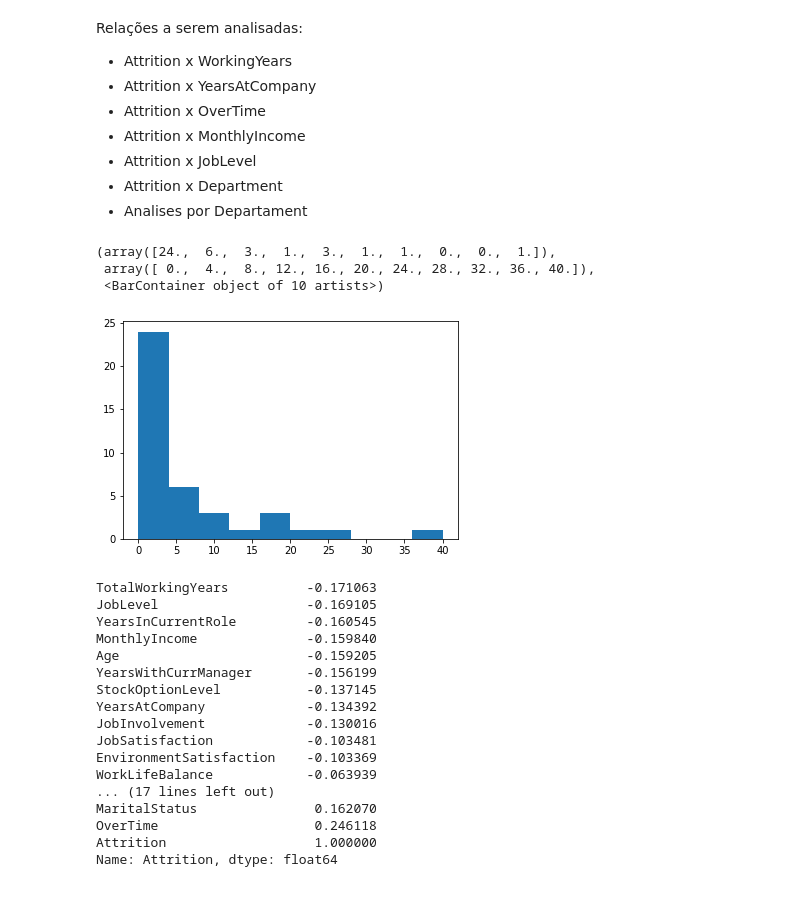
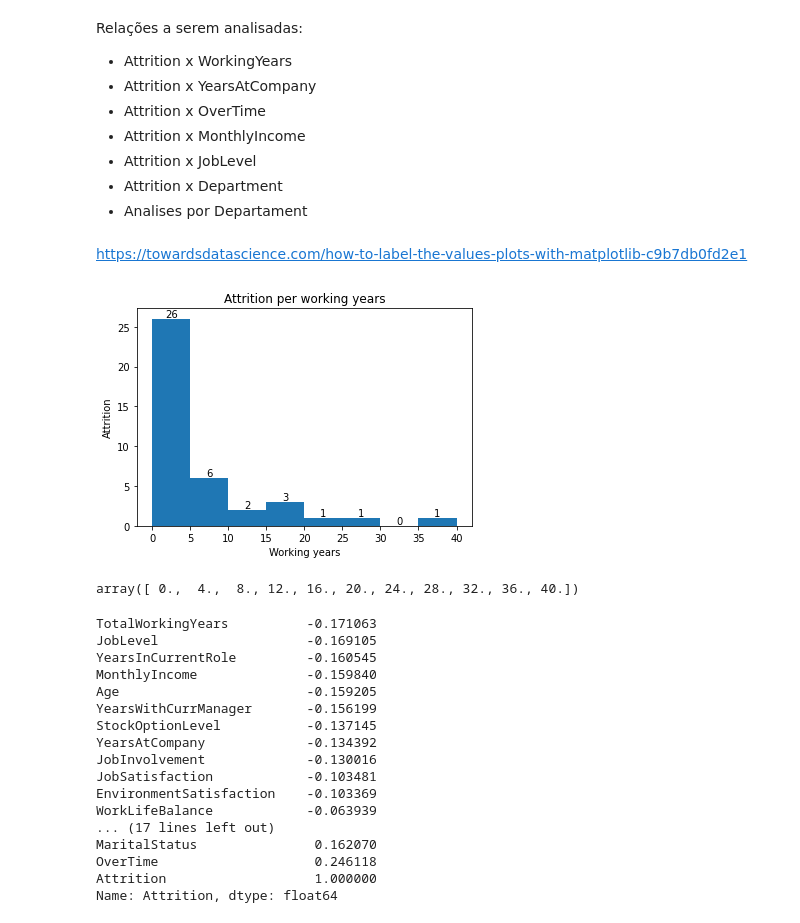
Before and after one commit to gasp37/employee-attrition-and-performance, a Jupyter notebook: notebook-1.ipynb, the cells around one changed output. Saved outputs shown, nothing was run; the diff lists cells and outputs as text; code cells hidden in the pictures.

Commit message:
Estudo de plots

```diff
--- a/notebook-1.ipynb
+++ b/notebook-1.ipynb
@@ -165,13 +183,24 @@ Relações a serem analisadas:
 import matplotlib.pyplot as plt
 # %%
 df_attrition_workingyears = df_no_constants[['TotalWorkingYears', 'Attrition']].groupby('TotalWorkingYears').sum().reset_index()
-# %%
-plt.hist(df_attrition_workingyears['Attrition'], )
-# %% [output]
-(array([24.,  6.,  3.,  1.,  3.,  1.,  1.,  0.,  0.,  1.]),
- array([ 0.,  4.,  8., 12., 16., 20., 24., 28., 32., 36., 40.]),
- <BarContainer object of 10 artists>)
-[figure, removed]
+# %% [markdown]
+https://towardsdatascience.com/how-to-label-the-values-plots-with-matplotlib-c9b7db0fd2e1
+# %%
+values, bins, bars = plt.hist(df_attrition_workingyears['Attrition'], bins=8)
+plt.xlabel("Working years")
+plt.ylabel('Attrition')
+plt.title('Attrition per working years')
+plt.bar_label(bars)
+
+#fig_nums = plt.get_fignums()
+
+plt.show()
+# %% [output]
+[figure, added]
+# %%
+bins
+# %% [output]
+array([ 0.,  4.,  8., 12., 16., 20., 24., 28., 32., 36., 40.])
 # %%
 corr['Attrition'].sort_values()
 # %%
```
Also changed, not shown: parts of 1 cell of this notebook.
